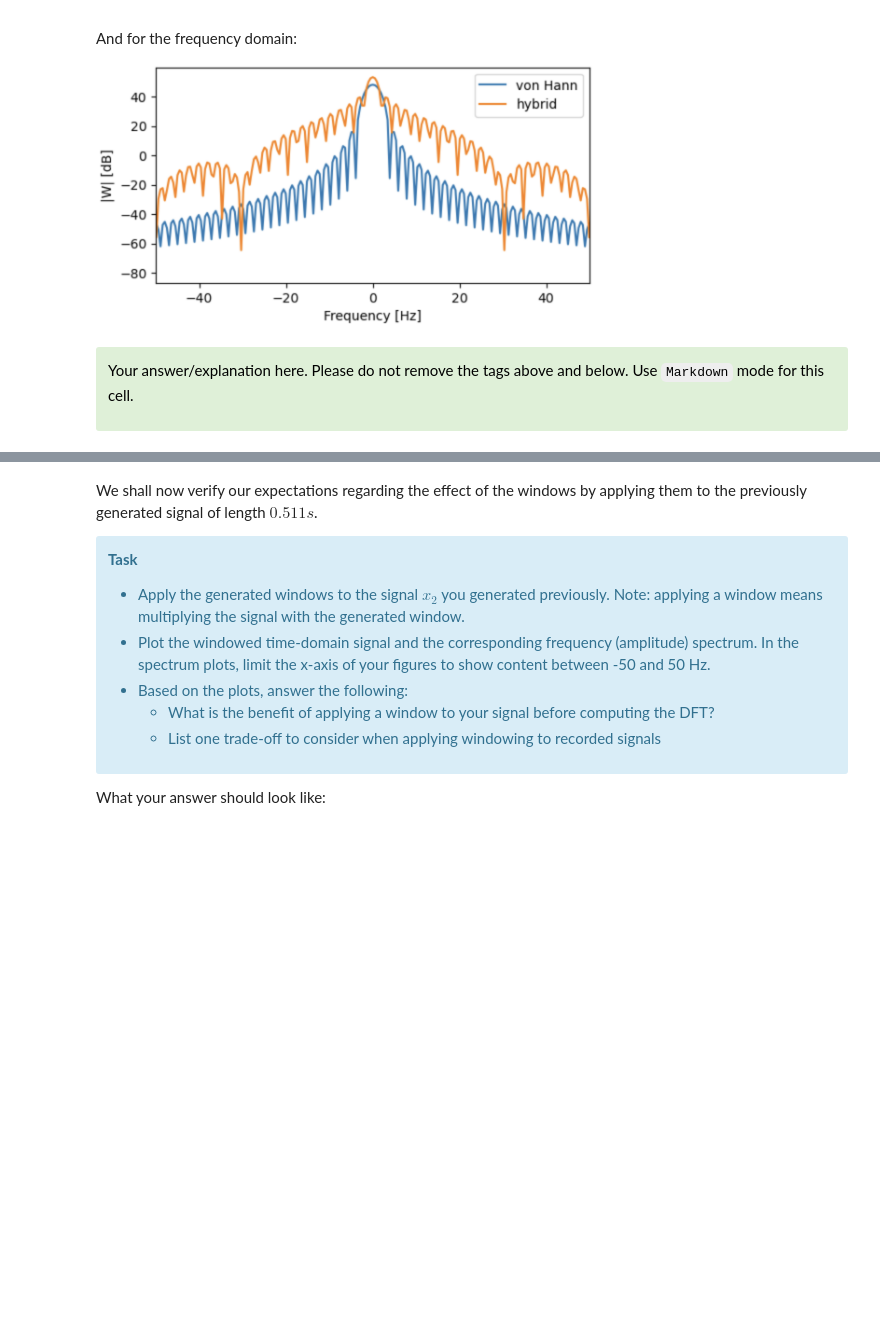
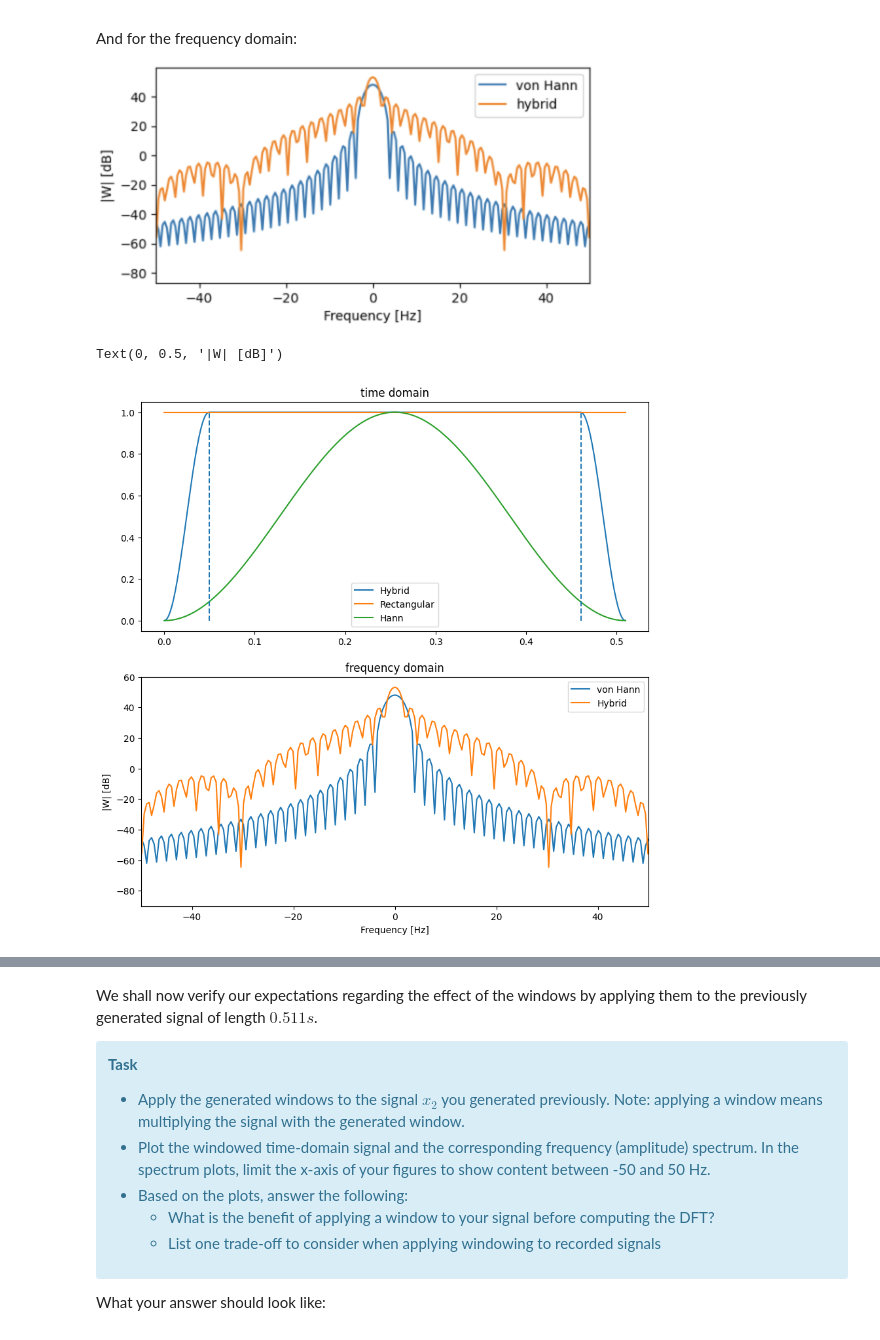
Before and after one commit to mrcocolinho/MSPS-Assignments, a Jupyter notebook: Notebooks/Assignment 1/ex01.ipynb, the cells around one changed output, grey strips where cells are left out. Drawn from its saved outputs; the diff is of its cells as text; code cells hidden in the pictures; blank space fills up the shorter version.

```diff
--- a/Notebooks/Assignment 1/ex01.ipynb
+++ b/Notebooks/Assignment 1/ex01.ipynb
@@ -413,12 +435,51 @@ And for the frequency domain:
-# %% [markdown]
-
-<div class="alert alert-success">
-<span style="color:black">
-
-
-Your answer/explanation here. Please do not remove the tags above and below. Use `Markdown` mode for this cell.
-
-
-
-</span>
-</div>
+# %%
+#time domain:
+fs=1000
+n2 = np.arange(0,0.511,1/fs)
+fadein = 50
+fadeout = 50
+
+hfadein= np.hanning(fadein *2)
+array_in= np.array_split(hfadein,2)
+
+hfadeout=np.hanning(fadeout *2)
+array_out = np.array_split(hfadeout,2)
+
+h_rest= np.ones(511-fadein-fadeout)
+
+h_ones= np.ones(511)
+h_hann= np.hanning(511)
+
+con= np.concatenate((array_in[0], h_rest, array_out[1]))
+
+#frequency domain:
+DFT=np.fft.fft(con, con.size*4)
+mag=np.fft.fftshift(np.abs(DFT))
+a=mag.size
+freq= np.fft.fftshift(np.fft.fftfreq(a, d=1/fs))
+
+DFT2=np.fft.fft(h_hann, h_hann.size*4)
+mag2=np.fft.fftshift(np.abs(DFT2))
+a2=mag2.size
+freq2= np.fft.fftshift(np.fft.fftfreq(a2, d=1/fs))
+
+#plot
+fig, (ax1, ax2) = plt.subplots(2,1,figsize=(10,10))
+ax1.plot(n2,con, label='Hybrid')
+ax1.plot(n2, h_ones, label = 'Rectangular')
+ax1.plot(n2,h_hann, label='Hann')
+ax1.vlines((fadein/fs, (511-fadeout)/fs ), 0,1, linestyles='dashed')
+ax1.legend()
+ax1.set_title('time domain')
+
+ax2.plot(freq2, 20*np.log10(mag2),label='von Hann')
+ax2.plot(freq,20*np.log10(mag),label='Hybrid')
+ax2.set_xlim(-50,50)
+ax2.set_ylim(-90,60)
+ax2.legend()
+ax2.set_title('frequency domain')
+ax2.set_xlabel('Frequency [Hz]')
+ax2.set_ylabel('|W| [dB]')
+# %% [output]
+Text(0, 0.5, '|W| [dB]')
+[figure, added]
```
Also changed, not shown: parts of 10 cells of this notebook.
